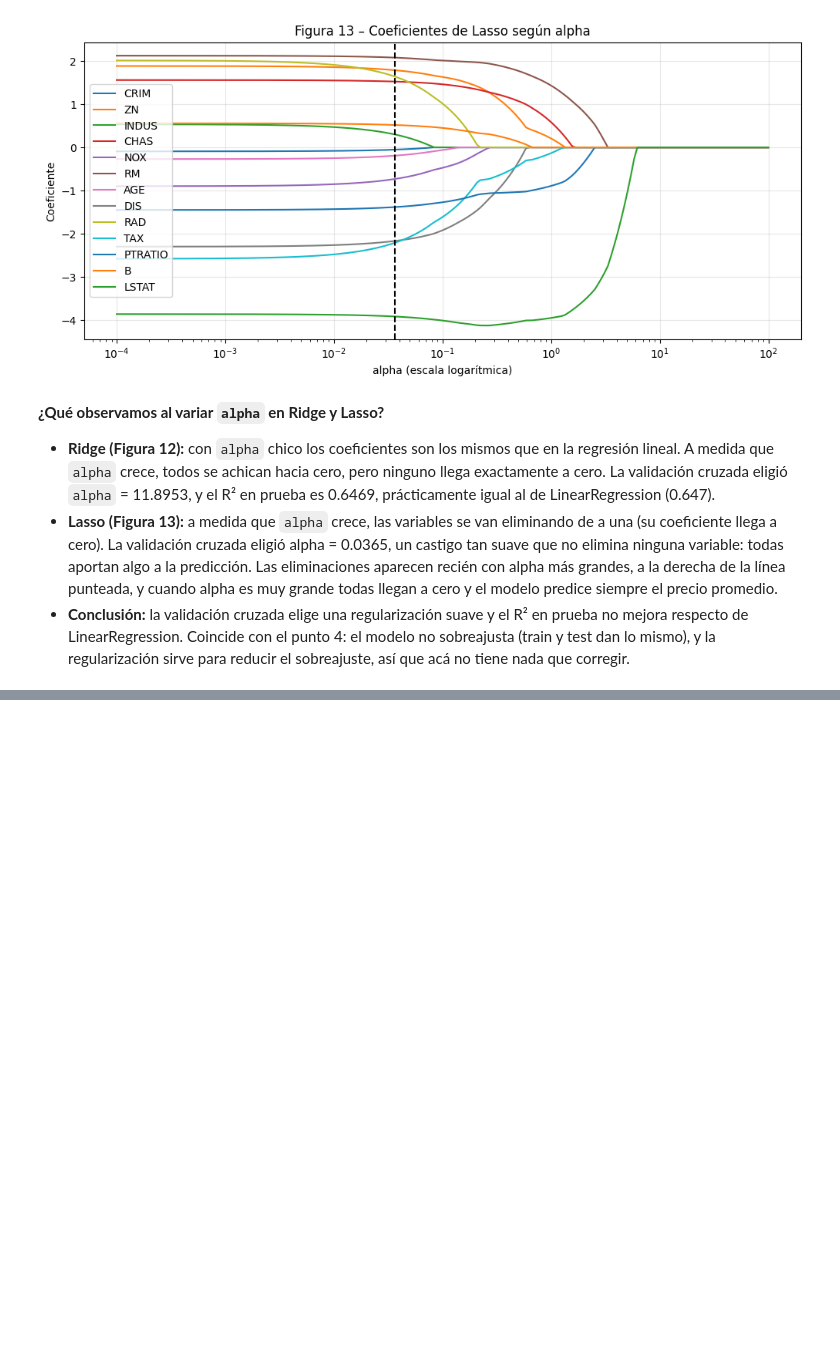
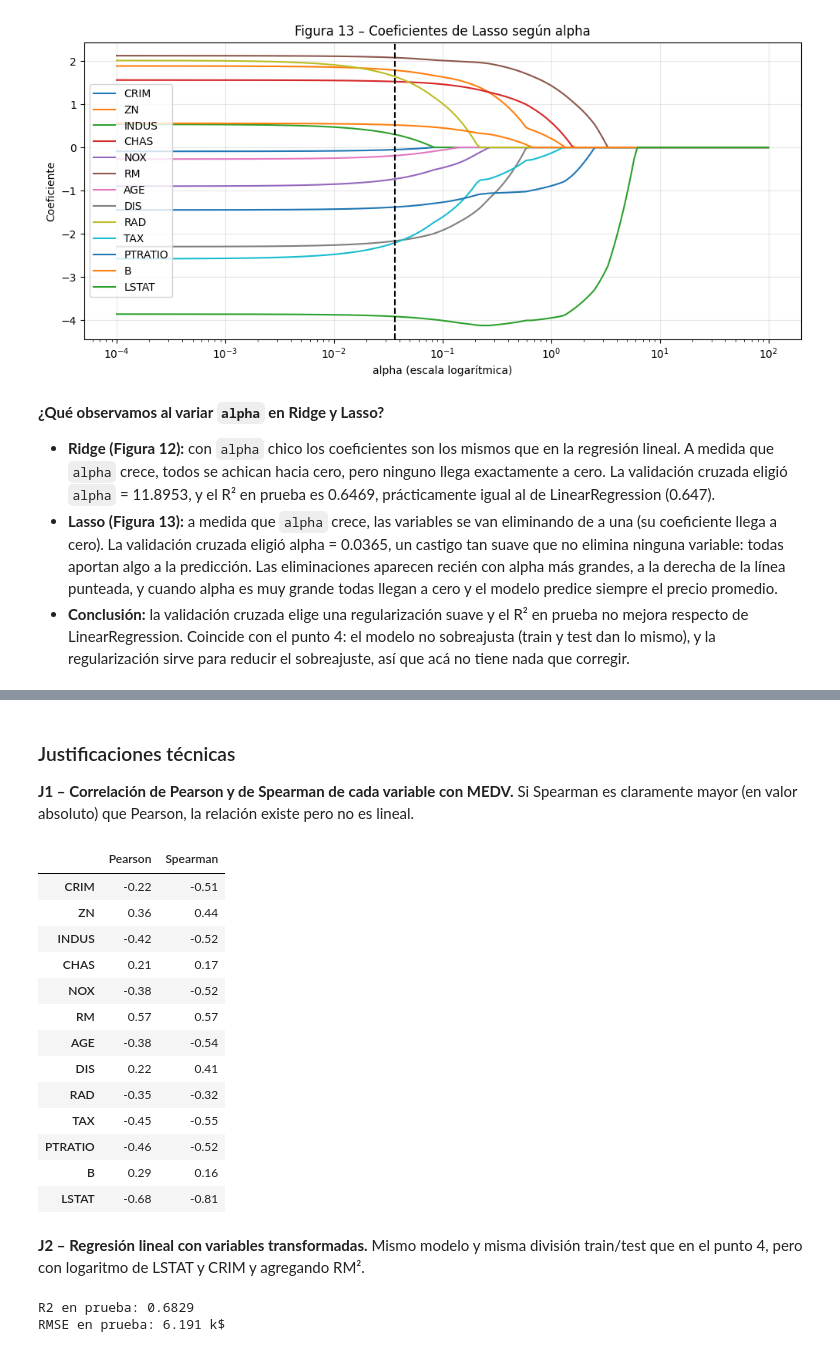
Before and after one commit to sebastianbtmo/TP_AA1_Beltramo_Capisano_Dottavio, a Jupyter notebook: TP_1/TP-regresion-AA1.ipynb, the cells around one changed output, grey strips where cells are left out. Saved outputs shown, nothing was run; the diff lists cells and outputs as text; code cells hidden in the pictures; blank space fills up the shorter version.

```diff
--- a/TP_1/TP-regresion-AA1.ipynb
+++ b/TP_1/TP-regresion-AA1.ipynb
@@ -596,0 +652,44 @@ Variables eliminadas (coeficiente = 0): []
+# %% [markdown]
+### Justificaciones técnicas
+
+**J1 – Correlación de Pearson y de Spearman de cada variable con MEDV.** Si Spearman es claramente mayor (en valor absoluto) que Pearson, la relación existe pero no es lineal.
+# %%
+# J1: Pearson mide qué tan recta es la relación con MEDV; Spearman solo si suben o bajan juntas
+pd.DataFrame({
+    'Pearson': df.corr()['MEDV'],
+    'Spearman': df.corr(method='spearman')['MEDV']
+}).drop('MEDV').round(2)
+# %% [output]
+|  | Pearson | Spearman |
+| CRIM | -0.22 | -0.51 |
+| ZN | 0.36 | 0.44 |
+| INDUS | -0.42 | -0.52 |
+| CHAS | 0.21 | 0.17 |
+| NOX | -0.38 | -0.52 |
+| RM | 0.57 | 0.57 |
+| AGE | -0.38 | -0.54 |
+| DIS | 0.22 | 0.41 |
+| RAD | -0.35 | -0.32 |
+| TAX | -0.45 | -0.55 |
+| PTRATIO | -0.46 | -0.52 |
+| B | 0.29 | 0.16 |
+| LSTAT | -0.68 | -0.81 |
+# %% [markdown]
+**J2 – Regresión lineal con variables transformadas.** Mismo modelo y misma división train/test que en el punto 4, pero con logaritmo de LSTAT y CRIM y agregando RM².
+# %%
+# J2: misma regresión lineal, con log de LSTAT y CRIM y agregando RM al cuadrado
+x_train_t = x_train.copy()
+x_test_t = x_test.copy()
+for datos in (x_train_t, x_test_t):
+    datos['LSTAT'] = np.log(datos['LSTAT'])
+    datos['CRIM'] = np.log(datos['CRIM'])
+    datos['RM2'] = datos['RM'] ** 2
+
+pipeline_t = Pipeline([('estandarizacion', StandardScaler()), ('modelo', LinearRegression())])
+pipeline_t.fit(x_train_t, y_train)
+y_pred_t = pipeline_t.predict(x_test_t)
+print(f"R2 en prueba: {r2_score(y_test, y_pred_t):.4f}")
+print(f"RMSE en prueba: {np.sqrt(np.mean((y_test - y_pred_t) ** 2)):.3f} k$")
+# %% [output]
+R2 en prueba: 0.6829
+RMSE en prueba: 6.191 k$
```
Also changed, not shown: parts of 4 cells of this notebook.
